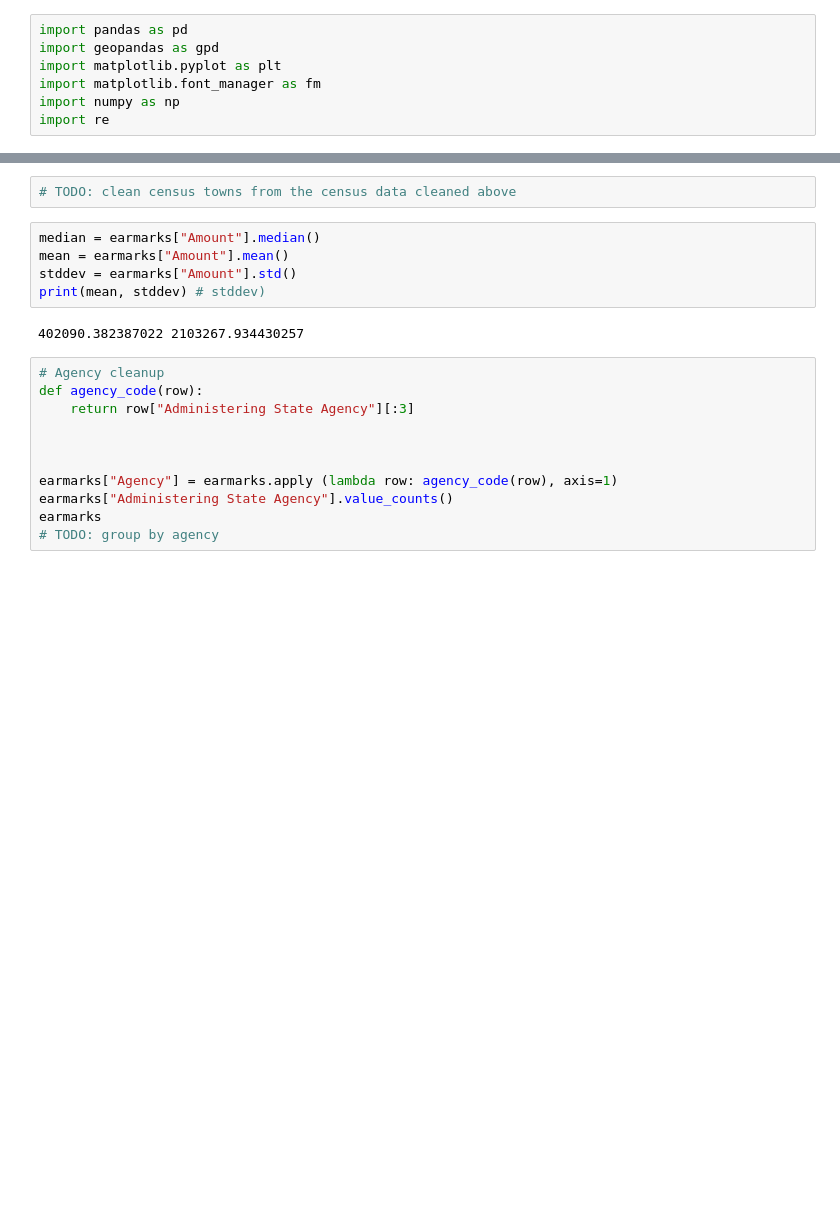
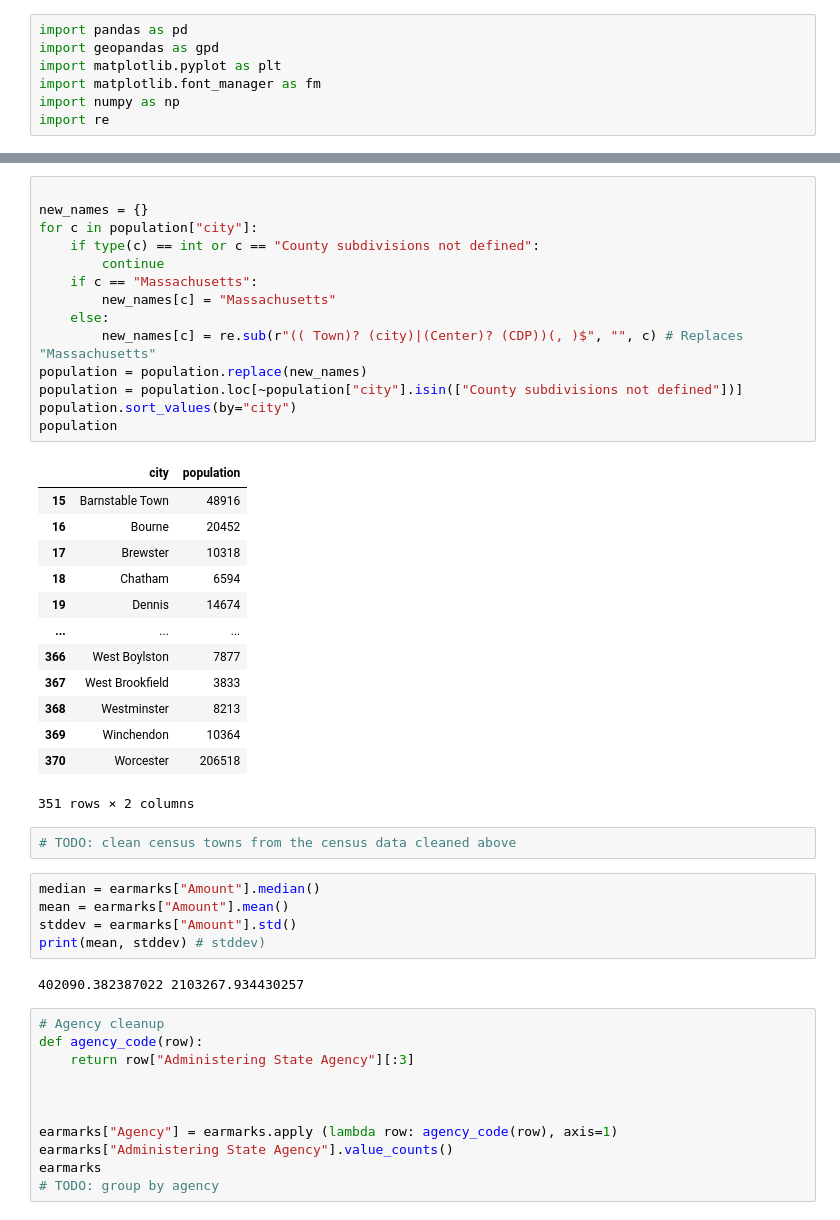
Before and after one commit to specificlanguage/gbh_earmarks, a Jupyter notebook: earmark_analysis.ipynb, the cells around one changed output, grey strips where cells are left out. Cells and saved outputs as stored; diff of their text form; blank space fills up the shorter version.

```diff
--- a/earmark_analysis.ipynb
+++ b/earmark_analysis.ipynb
@@ -56,3 +44,31 @@ population
+# %%
+
+new_names = {}
+for c in population["city"]:
+    if type(c) == int or c == "County subdivisions not defined":
+        continue
+    if c == "Massachusetts":
+        new_names[c] = "Massachusetts"
+    else:
+        new_names[c] = re.sub(r"(( Town)? (city)|(Center)? (CDP))(, )$", "", c) # Replaces "Massachusetts"
+population = population.replace(new_names)
+population = population.loc[~population["city"].isin(["County subdivisions not defined"])]
+population.sort_values(by="city")
+population
+# %% [output]
+|  | city | population |
+| 15 | Barnstable Town | 48916 |
+| 16 | Bourne | 20452 |
+| 17 | Brewster | 10318 |
+| 18 | Chatham | 6594 |
+| 19 | Dennis | 14674 |
+| ... | ... | ... |
+| 366 | West Boylston | 7877 |
+| 367 | West Brookfield | 3833 |
+| 368 | Westminster | 8213 |
+| 369 | Winchendon | 10364 |
+| 370 | Worcester | 206518 |
+351 rows × 2 columns
 # %%
 # TODO: clean census towns from the census data cleaned above
 # %%
```
Also changed, not shown: parts of 2 cells of this notebook, 1 other file.
